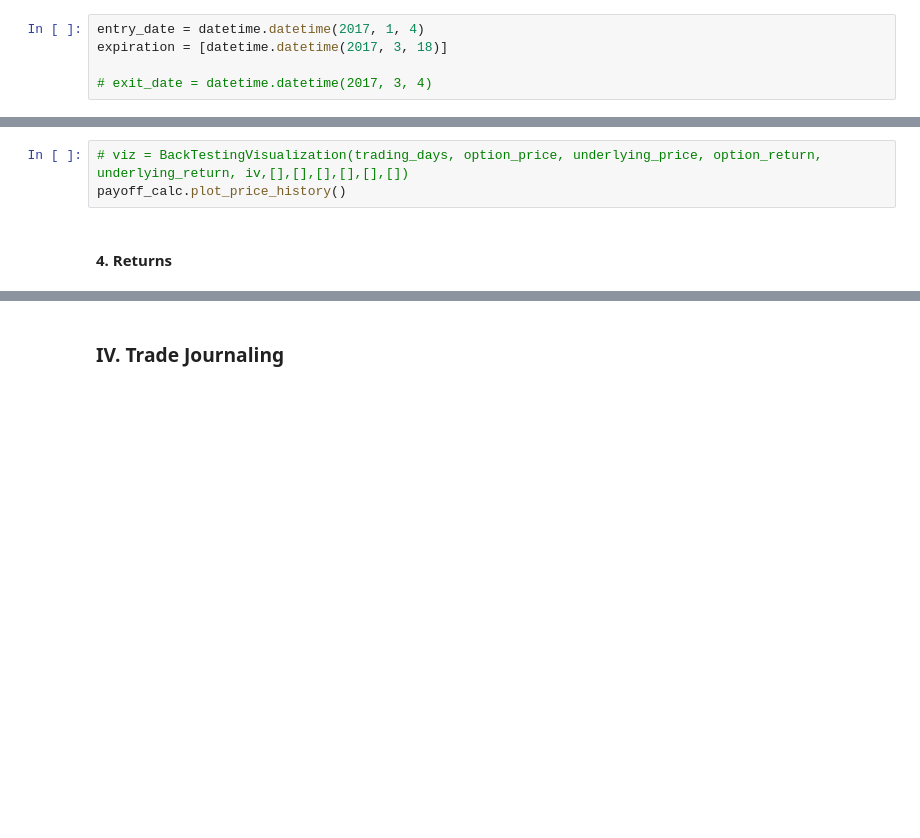
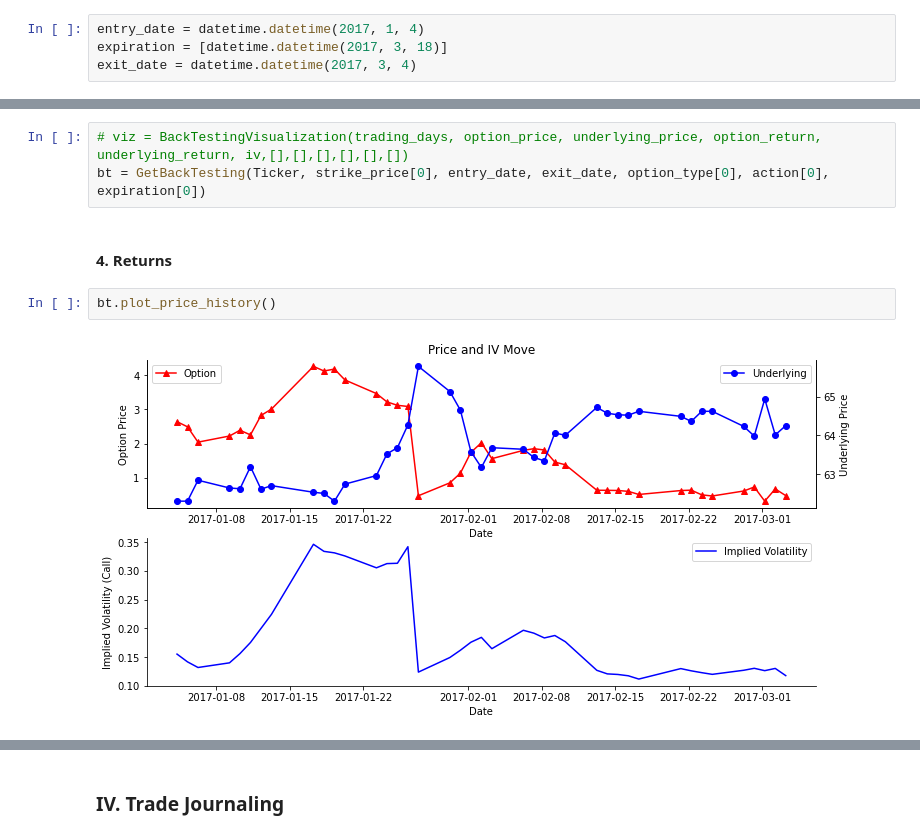
Before and after one commit to chen-albert-liang/Optegic, a Jupyter notebook: BullishStrategy/Test.ipynb, the cells around one changed output, grey strips where cells are left out. Drawn from its saved outputs; the diff is of its cells as text; blank space fills up the shorter version.

Commit message:
Performance calc class completed

```diff
--- a/BullishStrategy/Test.ipynb
+++ b/BullishStrategy/Test.ipynb
@@ -53,8 +53,7 @@ expiry
 # %%
 entry_date = datetime.datetime(2017, 1, 4)
 expiration = [datetime.datetime(2017, 3, 18)]
-
-# exit_date = datetime.datetime(2017, 3, 4)
+exit_date = datetime.datetime(2017, 3, 4)
 # %% [markdown]
 #### 4. Option Type & Strike Price Selection
 * Change the strike price to see how it affects the strategy
@@ -99,6 +77,10 @@ option_return
 # %%
 # viz = BackTestingVisualization(trading_days, option_price, underlying_price, option_return, underlying_return, iv,[],[],[],[],[],[])
-payoff_calc.plot_price_history()
+bt = GetBackTesting(Ticker, strike_price[0], entry_date, exit_date, option_type[0], action[0], expiration[0])
 # %% [markdown]
 #### 4. Returns
+# %%
+bt.plot_price_history()
+# %% [output]
+[figure, added]
 # %%
```
Also changed, not shown: parts of 12 cells of this notebook, 4 other files.
